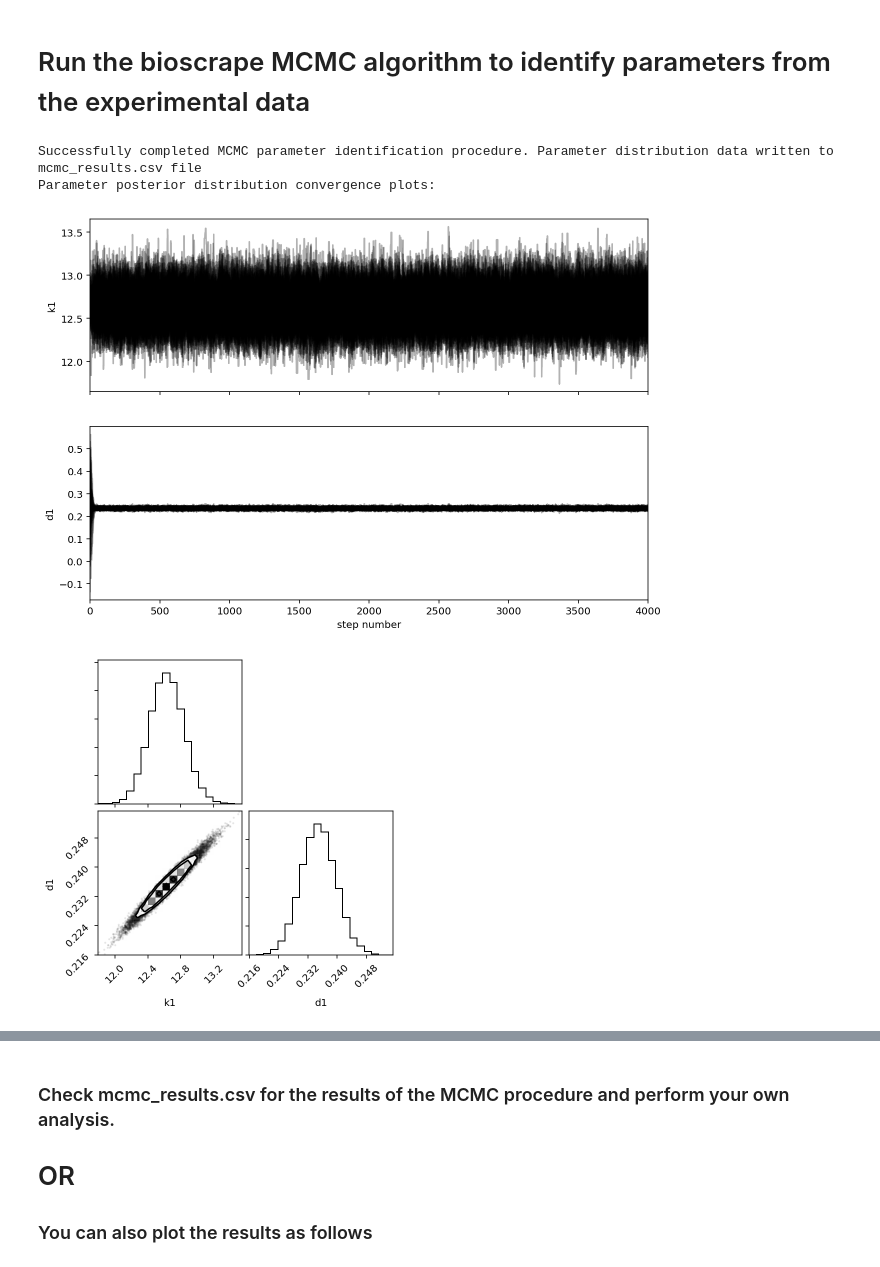
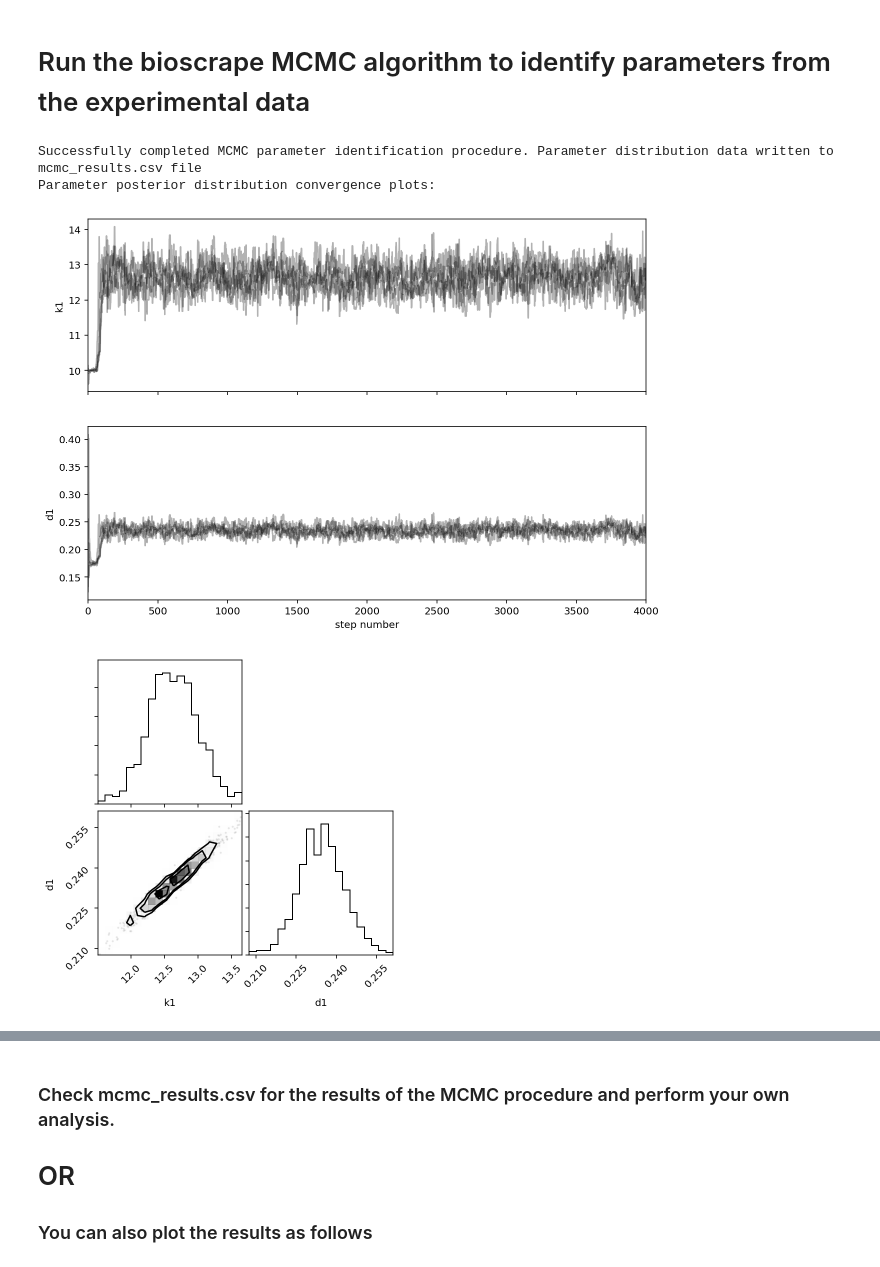
Before and after one commit to biocircuits/bioscrape, a Jupyter notebook: inference examples/Multiple trajectories.ipynb, the cells around one changed output, grey strips where cells are left out. Cells and saved outputs as stored; diff of their text form; code cells hidden in the pictures.

```diff
--- a/inference examples/Multiple trajectories.ipynb
+++ b/inference examples/Multiple trajectories.ipynb
@@ -17,12 +17,11 @@ rcParams["font.size"] = 20
 import bioscrape as bs
 from bioscrape.types import Model
 from bioscrape.simulator import py_simulate_model
-from bioscrape.pid_interfaces import *
-from bioscrape.emcee_interface import *
+
 import numpy as np
 import pylab as plt
 import pandas as pd
-M = Model('toy_model.xml')
+M = Model(sbml_filename = 'toy_sbml_model.xml')
 # %% [markdown]
 # Generate experimental data
 1. Simulate bioscrape model
@@ -68,41 +67,27 @@ exp_data
 # %% [markdown]
 # Run the bioscrape MCMC algorithm to identify parameters from the experimental data
 # %%
-
-pid = initialize_mcmc(Model = M)
-
+from bioscrape.inference import py_inference
 # Import data from CSV
 # Import a CSV file for each experiment run
 exp_data = []
 for i in range(num_trajectories):
     df = pd.read_csv('birth_death_data.csv', usecols = ['timepoints', 'X'+str(i)])
     df.columns = ['timepoints', 'X']
     exp_data.append(df)
 
-pid.set_exp_data(exp_data)
-# pid.set_exp_data(list_of_dfs)
-pid.set_measurements(['X'])
-pid.set_time_column(['timepoints'])
-pid.set_params_to_estimate(['k1','d1'])
-pid.set_nwalkers(100)
-pid.set_init_seed(0.15)
-pid.set_nsteps(4000)
-pid.set_sim_type('deterministic')
 
-# Higher the probability threshold, you have wider priors.
-# Allowing lower probabilities with lower threshold implies stricter priors.
-# prior = {'d1' : ['gaussian', 0, 10, 1e-3], 'k1' : ['gaussian', 0, 50, 1e-4]}
+
 prior = {'k1' : ['uniform', 0, 100],'d1' : ['uniform',0,10]}
-# prior = {'d1' : ['uniform', 0, 20]}
-pid.set_prior(prior)
 
-sampler = pid.run_mcmc(plot_show = True)
-pid.plot_mcmc_results(sampler);
+sampler, pid = py_inference(Model = M, exp_data = exp_data, measurements = ['X'], time_column = ['timepoints'],
+            nwalkers = 5, init_seed = 0.15, nsteps = 4000, sim_type = 'deterministic',
+            params_to_estimate = ['k1', 'd1'], prior = prior)
 # %% [output]
 Successfully completed MCMC parameter identification procedure. Parameter distribution data written to mcmc_results.csv file
 Parameter posterior distribution convergence plots:
-[figure, old version]
+[figure, new version]
-[figure, old version]
+[figure, new version]
 # %%
 pid.plot_mcmc_results(sampler);
 # %% [output]
```
Also changed, not shown: parts of 5 cells of this notebook, 17 other files.
